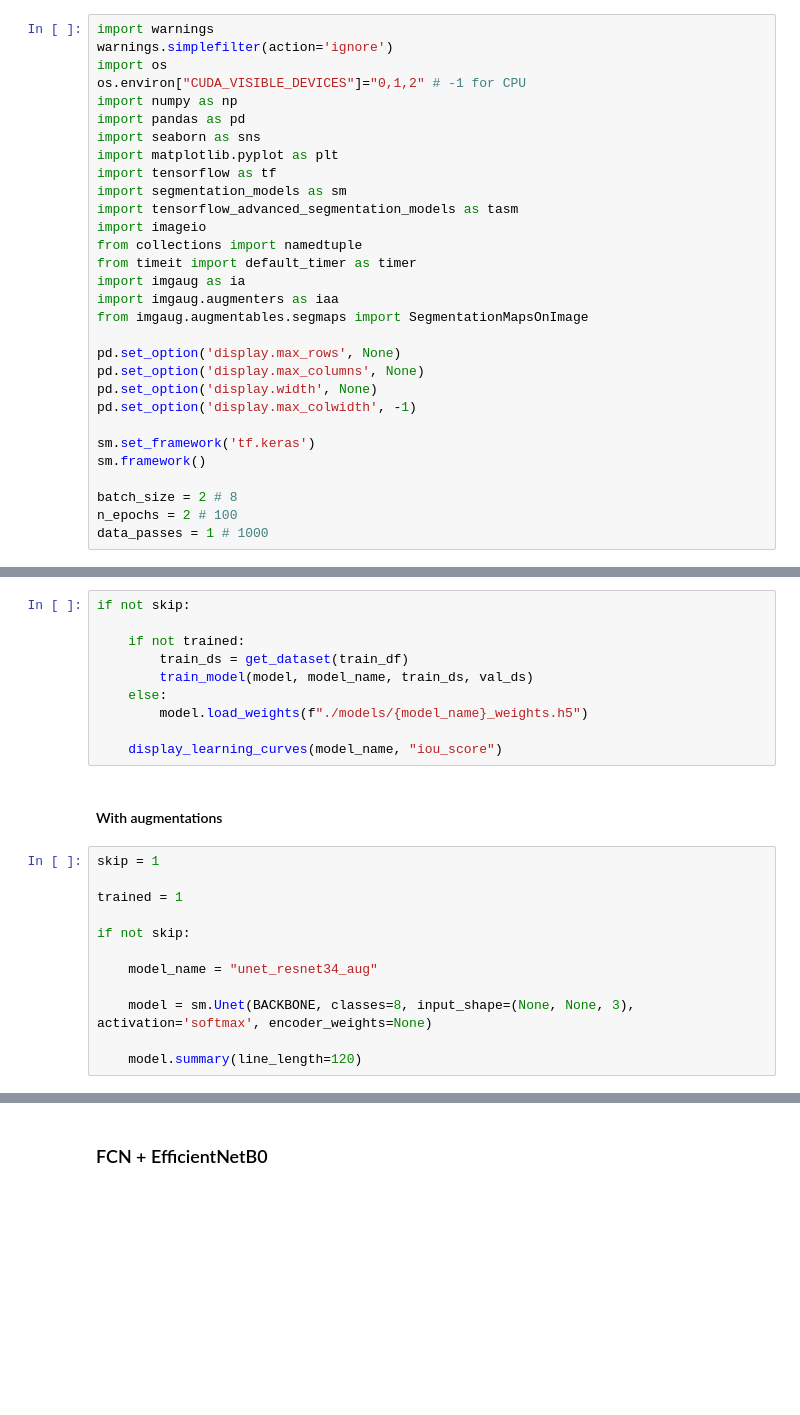
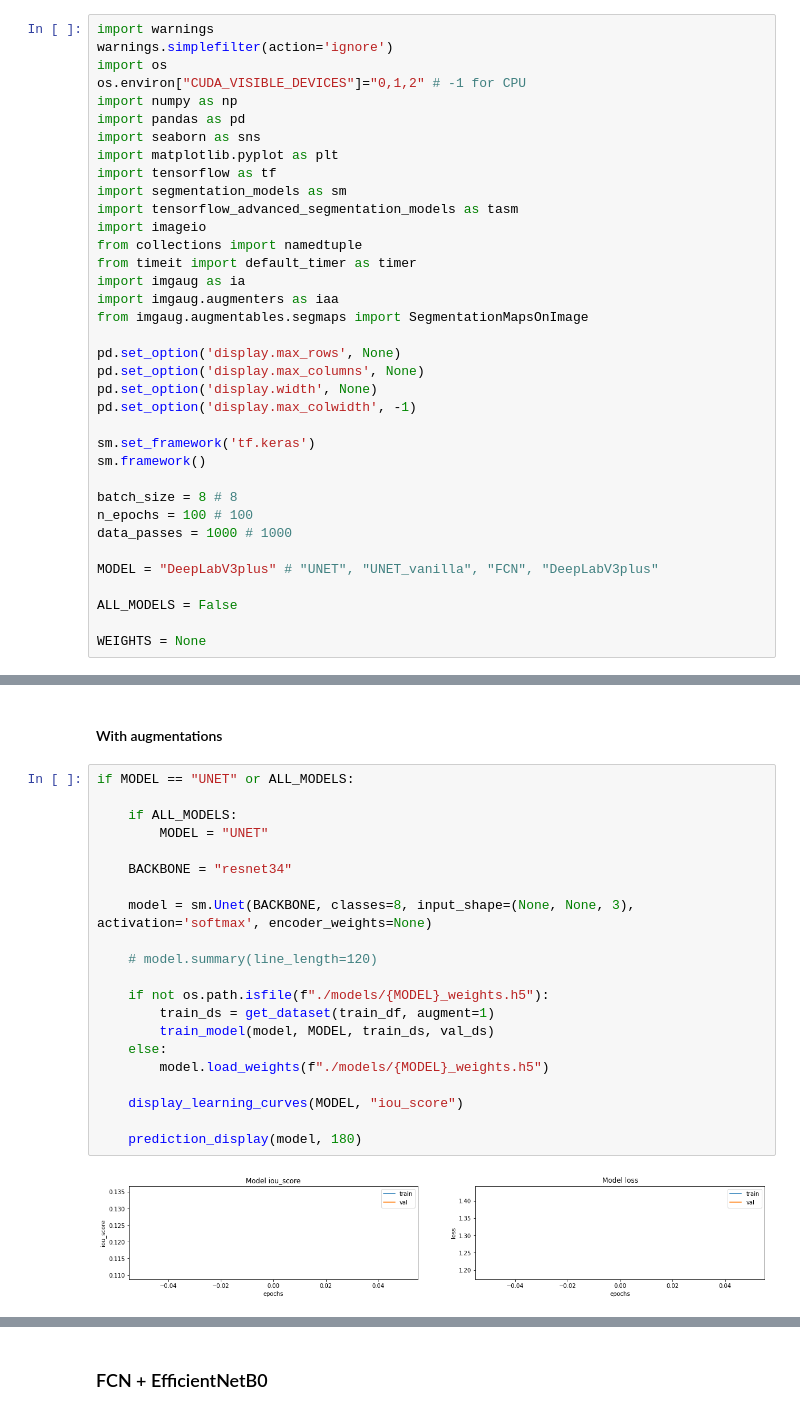
Before and after one commit to ThibaultDieudonne/Car-Computer-Vision-development, a Jupyter notebook: n.ipynb, the cells around one changed output, grey strips where cells are left out. Drawn from its saved outputs; the diff is of its cells as text; blank space fills up the shorter version.

```diff
--- a/n.ipynb
+++ b/n.ipynb
@@ -27,9 +27,15 @@ pd.set_option('display.max_colwidth', -1)
 sm.set_framework('tf.keras')
 sm.framework()
 
-batch_size = 2 # 8
-n_epochs = 2 # 100
-data_passes = 1 # 1000
+batch_size = 8 # 8
+n_epochs = 100 # 100
+data_passes = 1000 # 1000
+
+MODEL = "DeepLabV3plus" # "UNET", "UNET_vanilla", "FCN", "DeepLabV3plus"
+
+ALL_MODELS = False
+
+WEIGHTS = None
 # %% [output]
 Segmentation Models: using `keras` framework.
 # %% [markdown]
@@ -458,24 +454,25 @@ if not skip:
-# %%
-if not skip:
-
-    if not trained:
-        train_ds = get_dataset(train_df)
-        train_model(model, model_name, train_ds, val_ds)
-    else:
-        model.load_weights(f"./models/{model_name}_weights.h5")
-
-    display_learning_curves(model_name, "iou_score")
 # %% [markdown]
 #### With augmentations
 # %%
-skip = 1
+if MODEL == "UNET" or ALL_MODELS:
 
-trained = 1
+    if ALL_MODELS:
+        MODEL = "UNET"
 
-if not skip:
-
-    model_name = "unet_resnet34_aug"
+    BACKBONE = "resnet34"
 
     model = sm.Unet(BACKBONE, classes=8, input_shape=(None, None, 3), activation='softmax', encoder_weights=None)
 
-    model.summary(line_length=120)
+    # model.summary(line_length=120)
+
+    if not os.path.isfile(f"./models/{MODEL}_weights.h5"):
+        train_ds = get_dataset(train_df, augment=1)
+        train_model(model, MODEL, train_ds, val_ds)
+    else:
+        model.load_weights(f"./models/{MODEL}_weights.h5")
+
+    display_learning_curves(MODEL, "iou_score")
+
+    prediction_display(model, 180)
+# %% [output]
+[figure, added]
```
Also changed, not shown: parts of 18 cells of this notebook, 5 other files.
